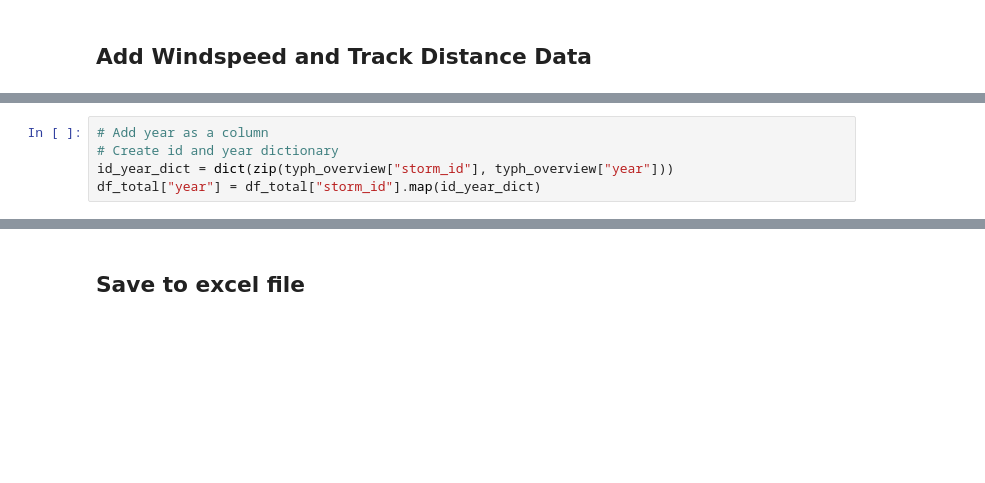
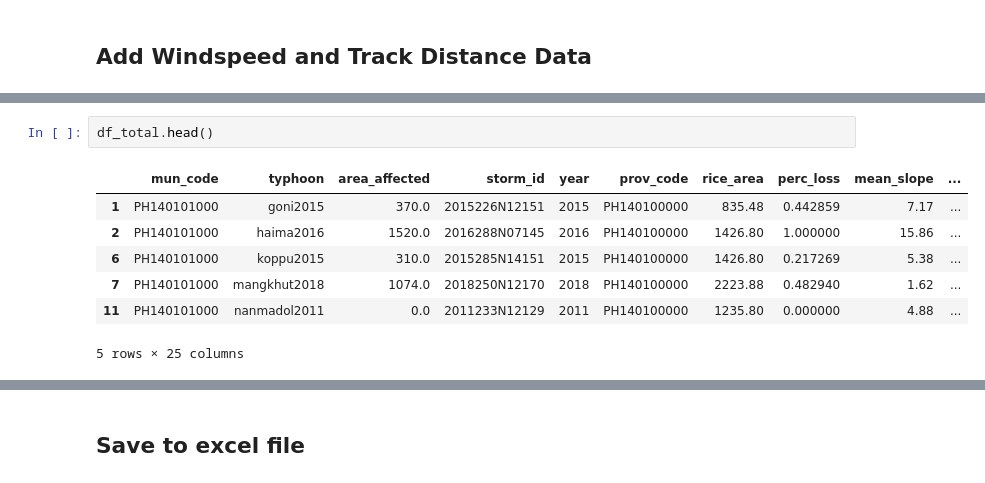
Before and after one commit to rodekruis/Typhoon_IBF_Rice_Damage_Model, a Jupyter notebook: IBF_typhoon_model/data/data_preparation_notebook.ipynb, the cells around one changed output, grey strips where cells are left out. Saved outputs shown, nothing was run; the diff lists cells and outputs as text; blank space fills up the shorter version.

```diff
--- a/IBF_typhoon_model/data/data_preparation_notebook.ipynb
+++ b/IBF_typhoon_model/data/data_preparation_notebook.ipynb
@@ -540,5 +526,10 @@ df_total = df_total[df_total['perc_loss'].notnull()]
-# %%
-# Add year as a column
-# Create id and year dictionary
-id_year_dict = dict(zip(typh_overview["storm_id"], typh_overview["year"]))
-df_total["year"] = df_total["storm_id"].map(id_year_dict)
+# %%
+df_total.head()
+# %% [output]
+|  | mun_code | typhoon | area_affected | storm_id | year | prov_code | rice_area | perc_loss | mean_slope | ... |
+| 1 | PH140101000 | goni2015 | 370.0 | 2015226N12151 | 2015 | PH140100000 | 835.48 | 0.442859 | 7.17 | ... |
+| 2 | PH140101000 | haima2016 | 1520.0 | 2016288N07145 | 2016 | PH140100000 | 1426.80 | 1.000000 | 15.86 | ... |
+| 6 | PH140101000 | koppu2015 | 310.0 | 2015285N14151 | 2015 | PH140100000 | 1426.80 | 0.217269 | 5.38 | ... |
+| 7 | PH140101000 | mangkhut2018 | 1074.0 | 2018250N12170 | 2018 | PH140100000 | 2223.88 | 0.482940 | 1.62 | ... |
+| 11 | PH140101000 | nanmadol2011 | 0.0 | 2011233N12129 | 2011 | PH140100000 | 1235.80 | 0.000000 | 4.88 | ... |
+5 rows × 25 columns
```
Also changed, not shown: parts of 29 cells of this notebook, 19 other files.
